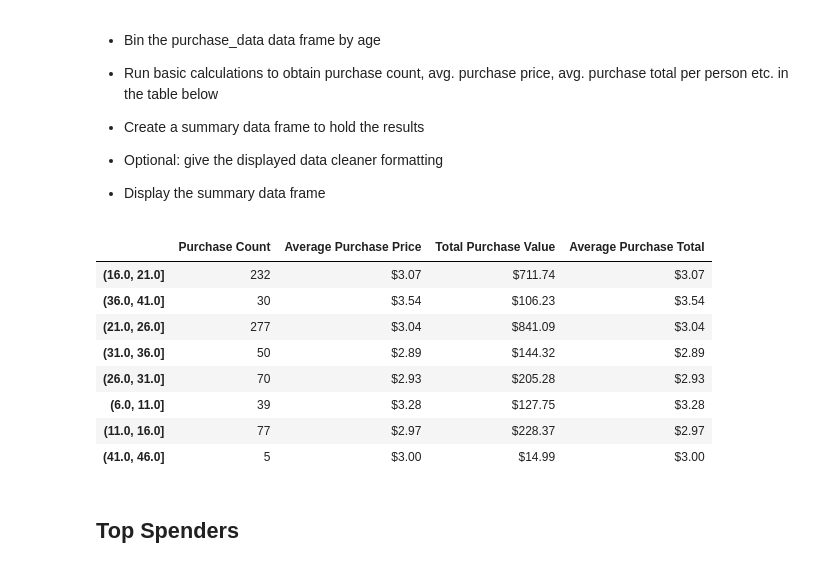
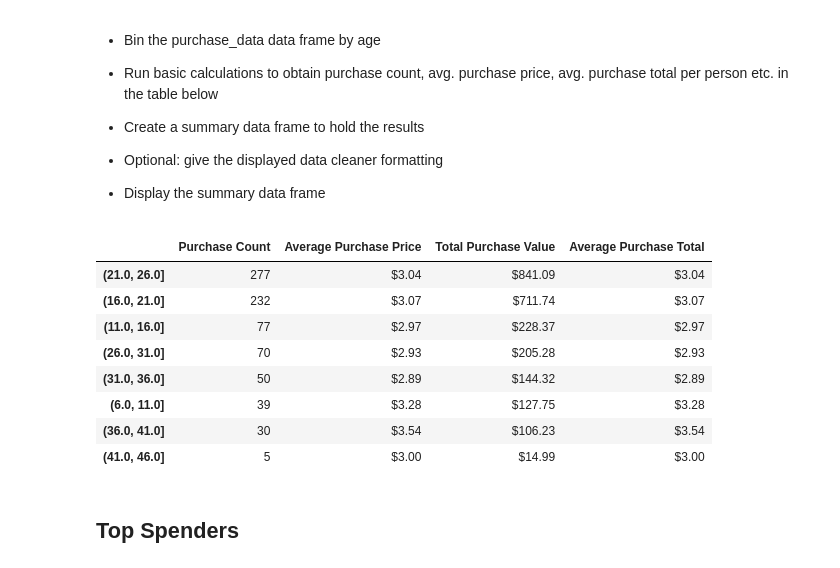
Before and after one commit to AJB-hub/pandas-challenge, a Jupyter notebook: HeroesOfPymoli/Main.ipynb, the cells around one changed output. Drawn from its saved outputs; the diff is of its cells as text; code cells hidden in the pictures.

```diff
--- a/HeroesOfPymoli/Main.ipynb
+++ b/HeroesOfPymoli/Main.ipynb
@@ -193,16 +182,13 @@ genderSummary
 # %%
 # Creates the bin based on the dataframe series and chosen bin size
 def binConstructor(dataframe, series, bins=4):
-    minSeries = dataframe[series].min() -1
-    maxSeries = dataframe[series].max() +1
+    minSeries = dataframe[series].min() -1 #-1 to ensure the lower bound includes the smallest possible value
+    maxSeries = dataframe[series].max() +1 #+1 to ensure this data set bins are whole numbers
     dataRange = maxSeries - minSeries
     output = [minSeries]
     for i in range(1,bins+1):
-        point = i*(dataRange/bins) + minSeries
-        output.append(point)
+        binRight = i*(dataRange/bins) + minSeries
+        output.append(binRight)
 
     return output
-
-
-binAge = binConstructor(purchase_data,"Age",8)
 # %%
@@ -265,20 +253,20 @@ purchases_df = pd.DataFrame(
 # %%
 # Dataframe formatting
 format_mapping = {
     "Average Purchase Price": "${:,.2f}",
     "Total Purchase Value": "${:,.2f}",
     "Average Purchase Total":"${:,.2f}"
 }
-purchases_df.style.format(format_mapping)
+purchases_df.sort_values("Purchase Count",ascending=False).style.format(format_mapping)
 # %% [output]
 |  | Purchase Count | Average Purchase Price | Total Purchase Value | Average Purchase Total |
+| (21.0, 26.0] | 277 | $3.04 | $841.09 | $3.04 |
 | (16.0, 21.0] | 232 | $3.07 | $711.74 | $3.07 |
+| (11.0, 16.0] | 77 | $2.97 | $228.37 | $2.97 |
+| (26.0, 31.0] | 70 | $2.93 | $205.28 | $2.93 |
+| (31.0, 36.0] | 50 | $2.89 | $144.32 | $2.89 |
+| (6.0, 11.0] | 39 | $3.28 | $127.75 | $3.28 |
 | (36.0, 41.0] | 30 | $3.54 | $106.23 | $3.54 |
-| (21.0, 26.0] | 277 | $3.04 | $841.09 | $3.04 |
-| (31.0, 36.0] | 50 | $2.89 | $144.32 | $2.89 |
-| (26.0, 31.0] | 70 | $2.93 | $205.28 | $2.93 |
-| (6.0, 11.0] | 39 | $3.28 | $127.75 | $3.28 |
-| (11.0, 16.0] | 77 | $2.97 | $228.37 | $2.97 |
 | (41.0, 46.0] | 5 | $3.00 | $14.99 | $3.00 |
 # %% [markdown]
 ## Top Spenders
```
Also changed, not shown: parts of 5 cells of this notebook.
